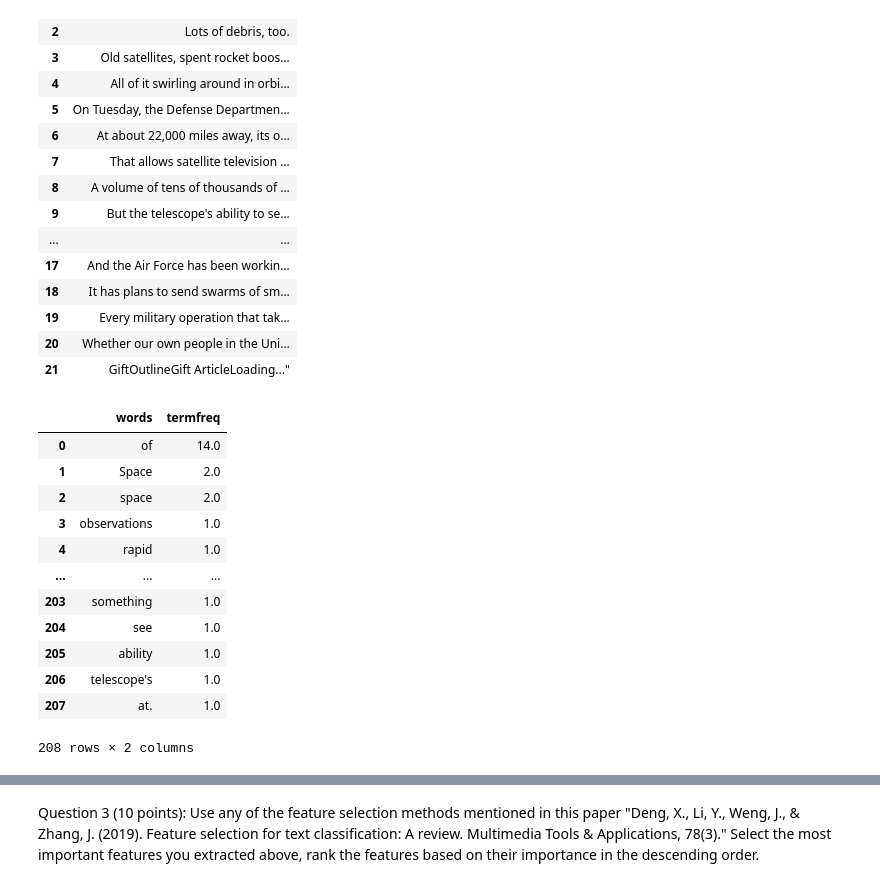
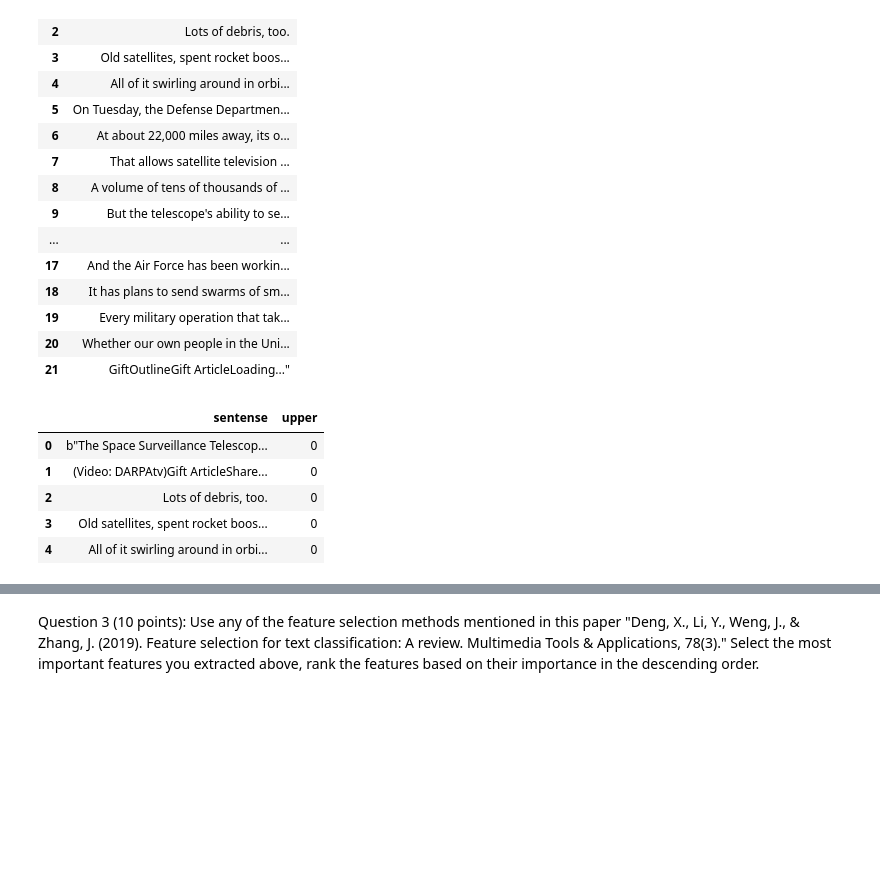
Before and after one commit to kavyamannam/haihua_INFO5731_Spring2020, a Jupyter notebook: In_class_exercise_03_10062022.ipynb, the cells around one changed output, grey strips where cells are left out. Drawn from its saved outputs; the diff is of its cells as text; code cells hidden in the pictures; blank space fills up the shorter version.

```diff
--- a/In_class_exercise_03_10062022.ipynb
+++ b/In_class_exercise_03_10062022.ipynb
@@ -269,23 +269,14 @@ data
 | 19 | Every military operation that tak... |
 | 20 | Whether our own people in the Uni... |
 | 21 | GiftOutlineGift ArticleLoading..." |
-# %%
-# 1.Term Freqency
-
-termfreq = (data['sentense'][0:10]).apply(lambda x: pd.value_counts(x.split(" "))).sum(axis = 0).reset_index()
-termfreq.columns = ['words','termfreq']
-termfreq
-# %% [output]
-|  | words | termfreq |
-| 0 | of | 14.0 |
-| 1 | Space | 2.0 |
-| 2 | space | 2.0 |
-| 3 | observations | 1.0 |
-| 4 | rapid | 1.0 |
-| ... | ... | ... |
-| 203 | something | 1.0 |
-| 204 | see | 1.0 |
-| 205 | ability | 1.0 |
-| 206 | telescope's | 1.0 |
-| 207 | at. | 1.0 |
-208 rows × 2 columns
+# %%
+#Upper characters in the reviews
+data['upper'] = data['sentense'].apply(lambda x: len([x for x in x.split() if x.isupper()]))
+data[['sentense','upper']].head()
+# %% [output]
+|  | sentense | upper |
+| 0 | b"The Space Surveillance Telescop... | 0 |
+| 1 | (Video: DARPAtv)Gift ArticleShare... | 0 |
+| 2 | Lots of debris, too. | 0 |
+| 3 | Old satellites, spent rocket boos... | 0 |
+| 4 | All of it swirling around in orbi... | 0 |
```
Also changed, not shown: parts of 7 cells of this notebook.
